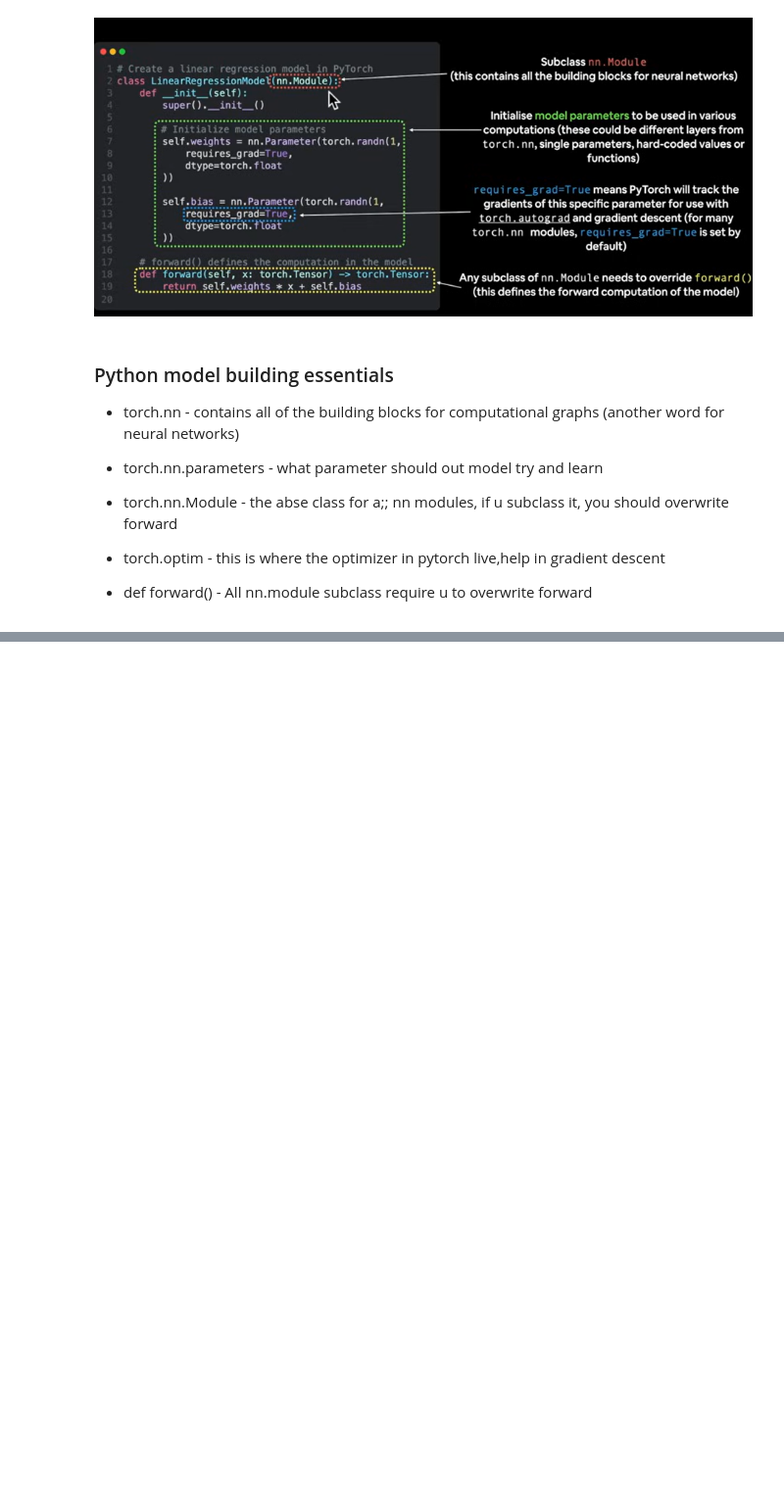
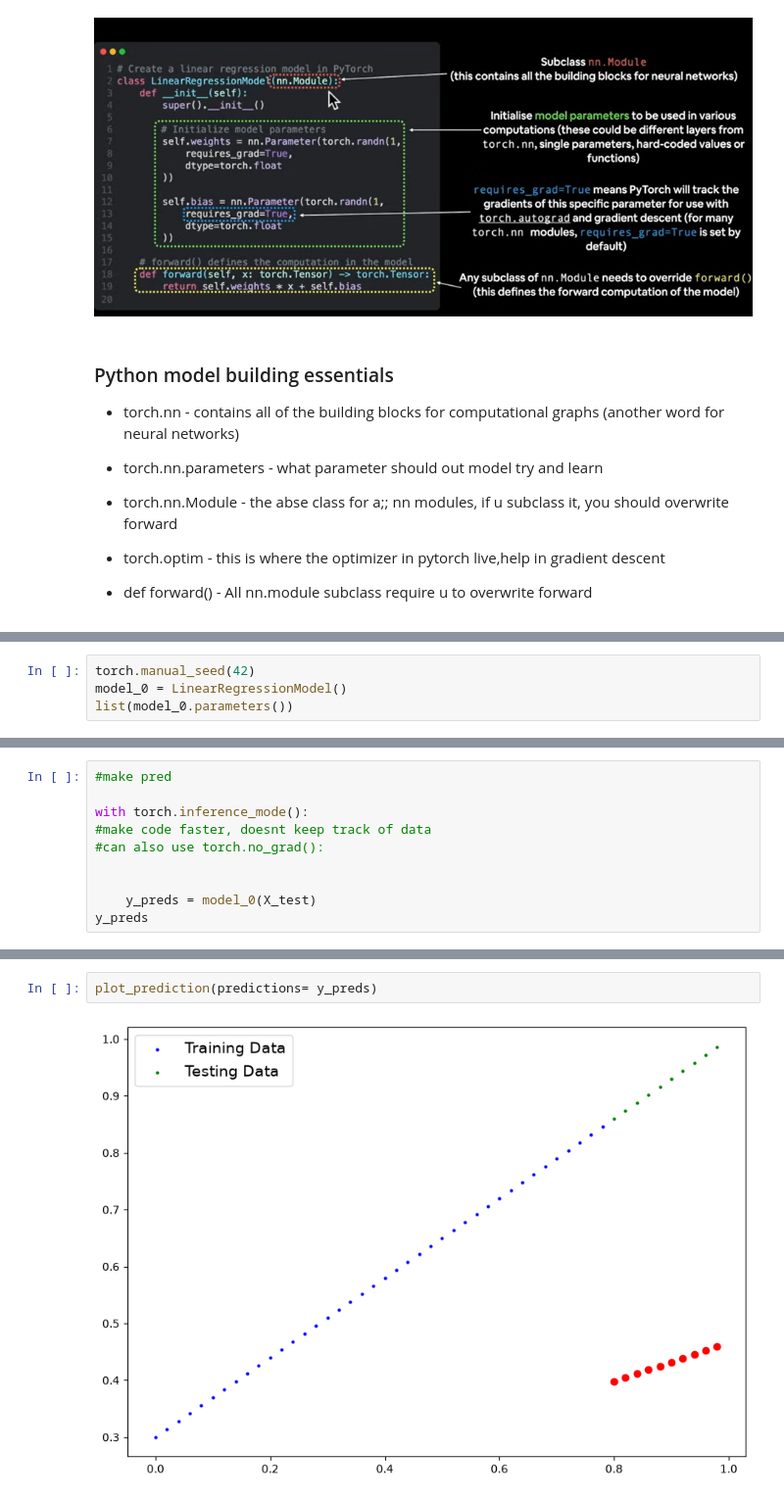
Before and after one commit to bisheshdahal/ML-Course-, a Jupyter notebook: Pytorch/pytorch_2.ipynb, the cells around one changed output, grey strips where cells are left out. Shown at 98% size. Cells and saved outputs as stored; diff of their text form; blank space fills up the shorter version.

```diff
--- a/Pytorch/pytorch_2.ipynb
+++ b/Pytorch/pytorch_2.ipynb
@@ -186,0 +197,4 @@ you should overwrite forward
+# %%
+torch.manual_seed(42)
+model_0 = LinearRegressionModel()
+list(model_0.parameters())
@@ -186,0 +244,10 @@ you should overwrite forward
+# %%
+#make pred
+
+with torch.inference_mode():
+#make code faster, doesnt keep track of data
+#can also use torch.no_grad():
+
+
+    y_preds = model_0(X_test)
+y_preds
@@ -186,0 +265,4 @@ you should overwrite forward
+# %%
+plot_prediction(predictions= y_preds)
+# %% [output]
+[figure, added]
```
Also changed, not shown: parts of 18 cells of this notebook.
